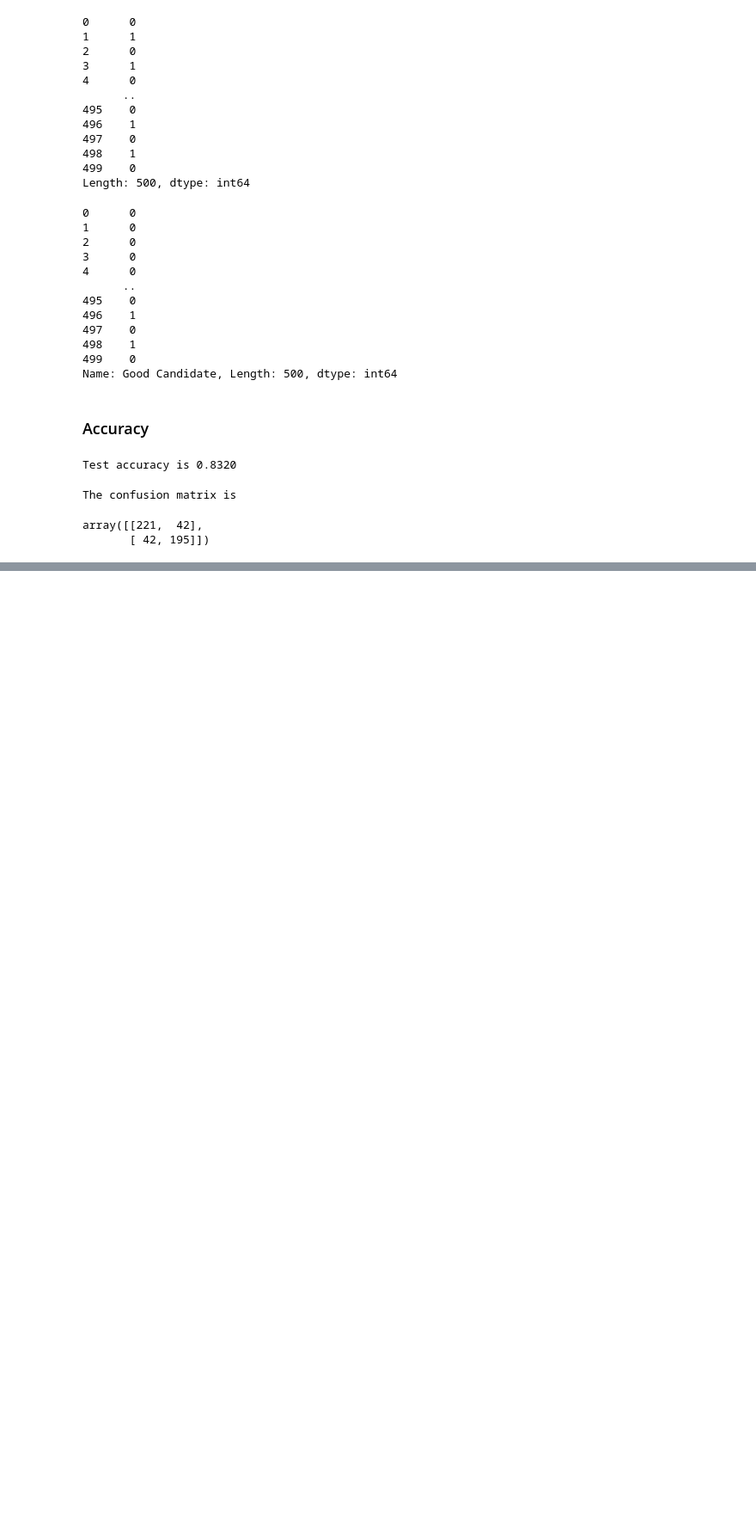
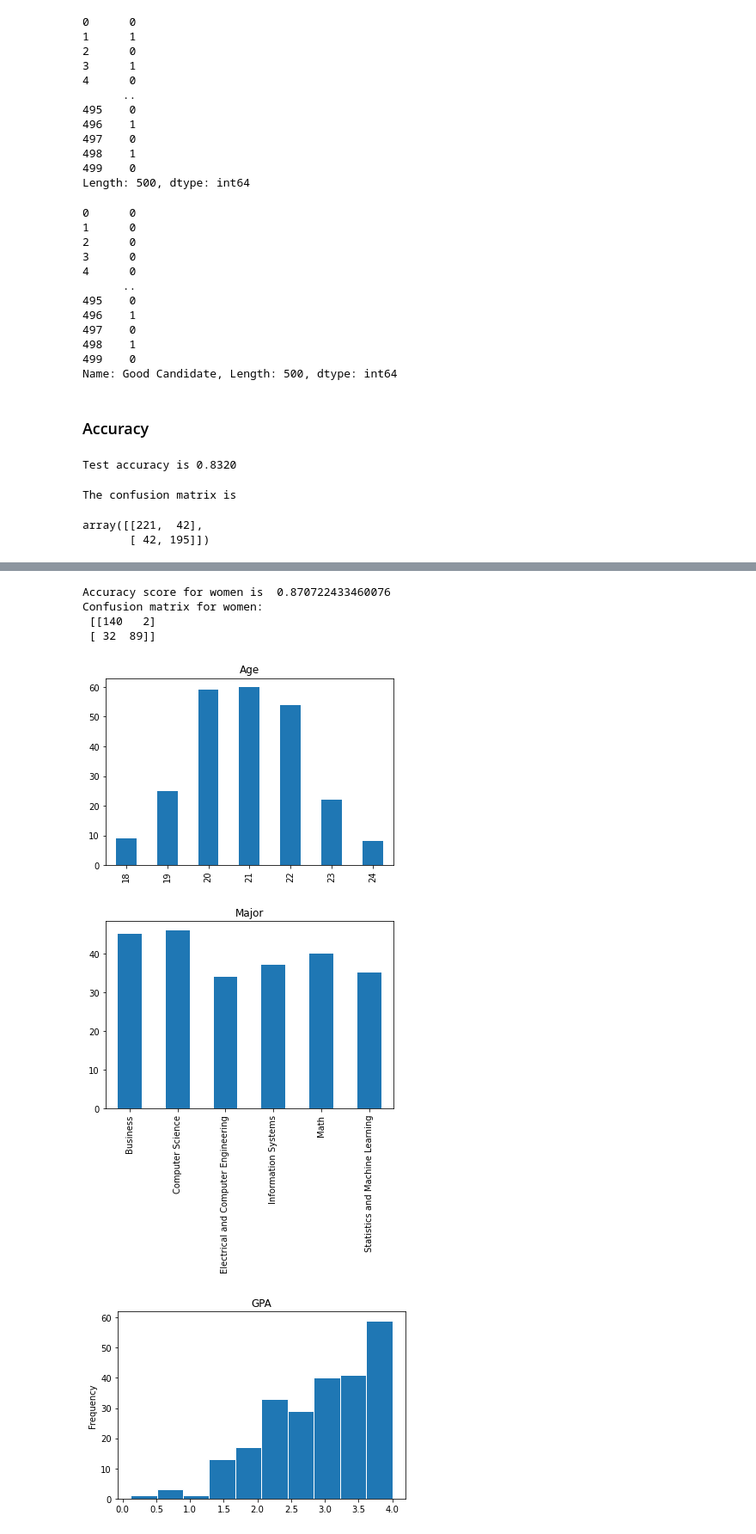
Before and after one commit to CMU-17313Q/fall23-nodebb-the-powerpuff-girls, a Jupyter notebook: career-model/JupyterNotebook.ipynb, the cells around one changed output, grey strips where cells are left out. Shown at 86% size. Drawn from its saved outputs; the diff is of its cells as text; code cells hidden in the pictures; blank space fills up the shorter version.

```diff
--- a/career-model/JupyterNotebook.ipynb
+++ b/career-model/JupyterNotebook.ipynb
@@ -280,0 +457,40 @@ cm_display.plot()
+# %%
+# Keep track of outputs, predicted vs actual for accuracy metrics to be done later
+predicted_women = []
+actual_women = []
+
+for index, row in df_women.iterrows():
+  fields = ["student_id", "major", "age", "gender", "gpa", "extra_curricular", "num_programming_languages", "num_past_internships"]
+  names = ['Student ID', 'Major', 'Age', 'Gender', 'GPA', 'Extra Curricular', 'Num Programming Languages', 'Num Past Internships']
+
+  student = dict()
+  for i in range(len(fields)):
+    field = fields[i]
+    col = col_names[i]
+    student[field] = row[col]
+
+  predicted_women.append(predict(student)['good_employee'])
+  actual_women.append(row['Good Candidate'])
+# %%
+print("Accuracy score for women is ", accuracy_score(actual_women, predicted_women))
+print("Confusion matrix for women: \n", confusion_matrix(actual_women, predicted_women))
+# %% [output]
+Accuracy score for women is  0.870722433460076
+Confusion matrix for women:
+ [[140   2]
+ [ 32  89]]
+# %%
+# Men
+df_men = df[df.Gender != 'F']
+
+fields = ['Age', 'Major', 'GPA', 'Extra Curricular', 'Num Programming Languages', 'Num Past Internships', 'Good Candidate']
+for field in fields:
+  fig, ax = plt.subplots()
+  if field == 'GPA':
+    df_men[field].plot(kind='hist', edgecolor='white', title=field)
+  else:
+    df_men[field].value_counts().sort_index().plot(ax=ax, kind='bar', title=field)
+# %% [output]
+[figure, added]
+[figure, added]
+[figure, added]
```
Also changed, not shown: parts of 32 cells of this notebook.
